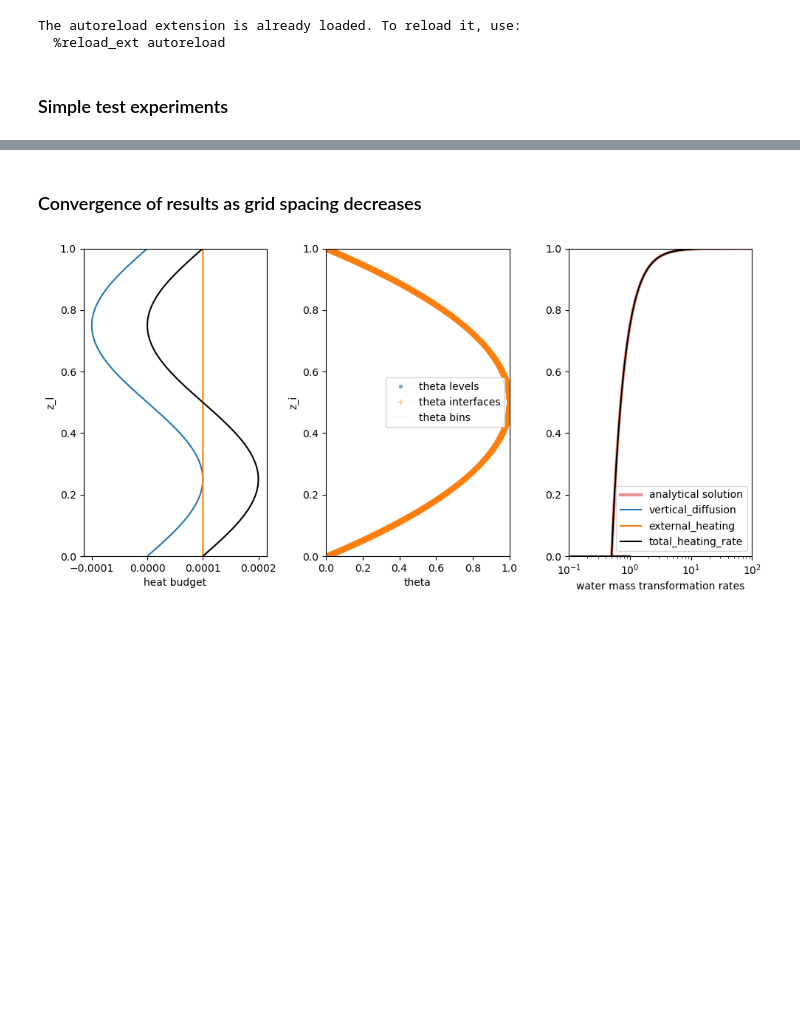
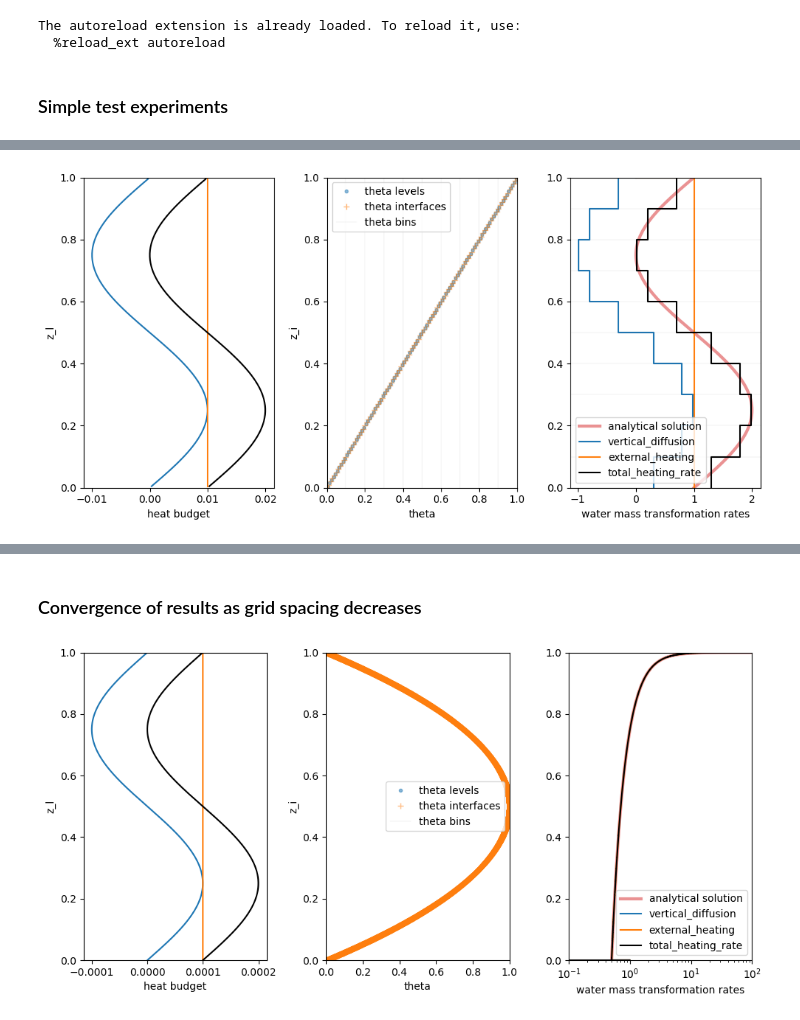
Before and after one commit to NOAA-GFDL/xwmt, a Jupyter notebook: notebooks/testing_examples.ipynb, the cells around one changed output, grey strips where cells are left out. Saved outputs shown, nothing was run; the diff lists cells and outputs as text; code cells hidden in the pictures; blank space fills up the shorter version.

```diff
--- a/notebooks/testing_examples.ipynb
+++ b/notebooks/testing_examples.ipynb
@@ -118,0 +123,100 @@ plt.tight_layout()
+# %%
+dz = 1.e-2
+dlam = 1.e-1
+bins = np.arange(0., 1.+dlam, dlam)
+
+def lam_constant_stratification(z):
+    return z
+
+def exact_solution(lam):
+    return np.sin(2*np.pi*lam) + 1.
+
+ds = xr.Dataset()
+ds = ds.assign_coords({
+    'z_i': xr.DataArray(np.arange(0., 1.+dz, dz), dims=("z_i",)),
+    'z_l': xr.DataArray(np.arange(dz/2., 1., dz), dims=("z_l",)),
+})
+ds = ds.assign_coords({'dz': dz*xr.ones_like(ds.z_l)})
+
+budget_dict = {'heat': {
+    'lambda': 'theta',
+    'lhs': {'tendency':'total_heating_rate'},
+    'rhs': {
+        'vertical_diffusion':'vertical_diffusion',
+        'external_heating':'external_heating'
+    }
+}, 'salt': {'lambda':'salt', 'rhs': {}, 'lhs': {}}}
+
+ds['vertical_diffusion'] = xr.DataArray(idealized_diffusion(ds.z_l), coords=(ds.z_l,))*ds.dz
+ds['external_heating'] = xr.ones_like(ds.vertical_diffusion)*ds.dz
+ds['total_heating_rate'] = ds['vertical_diffusion'] + ds['external_heating']
+
+ds['theta'] = xr.DataArray(lam_constant_stratification(ds.z_l.data), coords=(ds.z_l,))
+
+# expand to horizontal dimension and add grid metrics
+ds = ds.expand_dims(dim=('x', 'y')).assign_coords({'x':xr.DataArray([1.], dims=('x',)), 'y':xr.DataArray([1.], dims=('y',))})
+ds = ds.assign_coords({'rA': xr.DataArray([[1.]], dims=('x','y',))})
+
+metrics = {
+    ('X',): [], # X distances
+    ('Y',): [], # Y distances
+    ('Z',): ['dz'], # Z distances
+    ('X', 'Y'): ['rA'] # Areas
+}
+coords = {
+    'X': {'center': 'x',},
+    'Y': {'center': 'y',},
+    'Z': {'center': 'z_l', 'outer': 'z_i'},
+}
+grid = xgcm.Grid(ds, coords=coords, metrics=metrics, periodic=['X', 'Y'])
+
+wmt = xwmt.WaterMassTransformations(ds, grid, budget_dict, cp=1., rho_ref=1.)
+wmts = wmt.integrate_transformations("temperature", bins=bins, sum_components=False)
+
+plt.figure(figsize=(10, 5))
+plt.subplot(1,3,1)
+for wmt in budget_dict['heat']['rhs'].values():
+    ds[wmt].plot(y="z_l", label=wmt)
+for wmt in budget_dict['heat']['lhs'].values():
+    ds[wmt].plot(y="z_l", label=wmt, color="k")
+plt.ylim(0, 1)
+plt.xlabel("heat budget")
+plt.title("")
+
+plt.subplot(1,3,2)
+lam = ds['theta']
+lam.plot(y="z_l", linewidth=0., alpha=0.5, marker=".", label="theta levels")
+lam_i = (
+    grid.interp(lam, "Z", boundary="extend")
+    .chunk({grid.axes['Z'].coords['outer']: -1})
+    .rename(lam.name)
+)
+lam_i.plot(y="z_i", marker="+", linewidth=0., alpha=0.5, label="theta interfaces")
+for b in bins:
+    plt.axvline(b, color='k', alpha=0.15, lw=0.25)
+plt.axvline(np.nan, color='k', alpha=0.15, lw=0.25, label="theta bins")
+plt.ylim(0, 1)
+plt.xlim(0, 1)
+plt.title("")
+plt.legend()
+
+plt.subplot(1,3,3)
+lam = wmts[wmt].theta
+dlam_analytical = 1.e-5
+lam_analytical = np.arange(dlam_analytical/2, 1., dlam_analytical)
+plt.plot(exact_solution(lam_analytical), lam_analytical, color="C3", ls="-", label="analytical solution", alpha=0.5, lw=3)
+
+for wmt in budget_dict['heat']['rhs'].values():
+    plt.step(np.append(wmts[wmt], [0]), bins, label=wmt, where="pre")
+for wmt in budget_dict['heat']['lhs'].values():
+    plt.step(np.append(wmts[wmt], [0]), bins, label=wmt, color="k", where="pre")
+for b in bins:
+    plt.axhline(b, color='k', alpha=0.15, lw=0.25)
+plt.ylim(0, 1)
+
+plt.legend()
+plt.ylim(0, 1)
+plt.xlabel("water mass transformation rates")
+plt.tight_layout()
+# %% [output]
+[figure, added]
```
Also changed, not shown: parts of 11 cells of this notebook.
